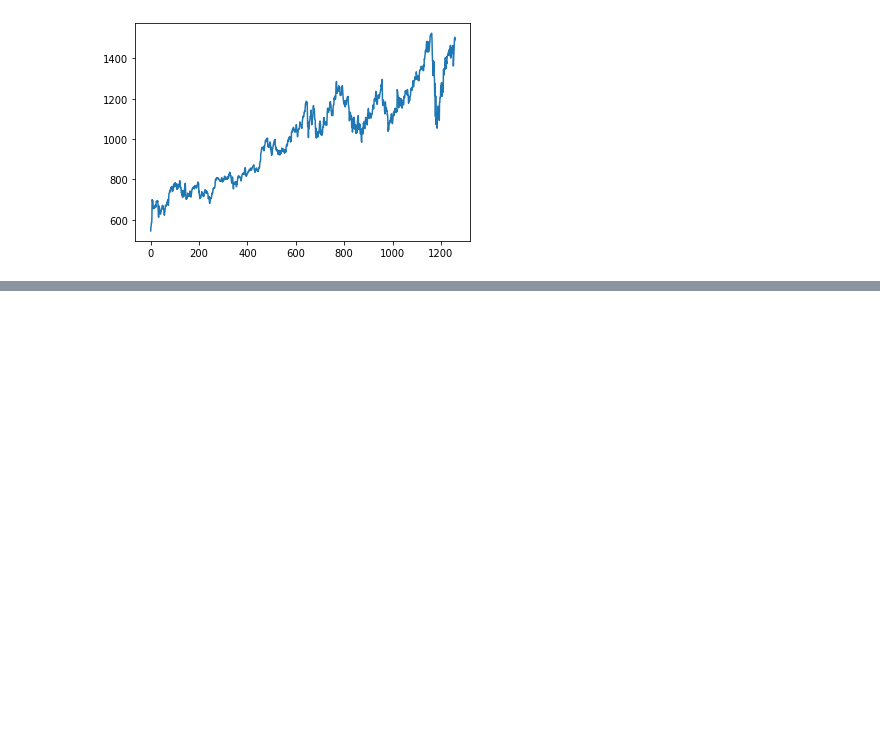
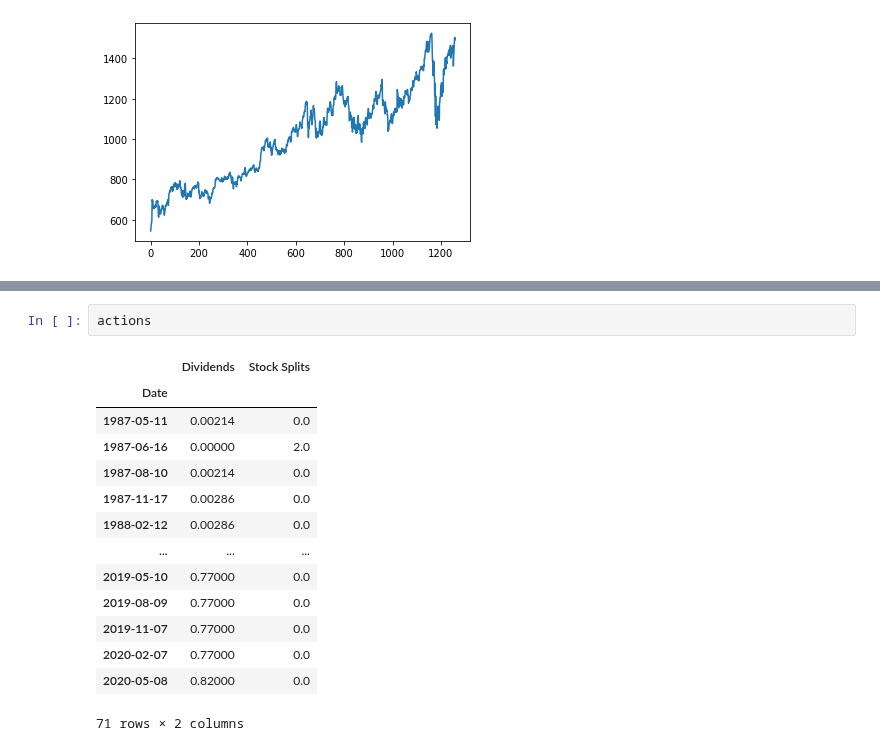
Before and after one commit to allen-chiang/Time-Series-Transformer, a Jupyter notebook: time_series_transform/stock_transform/Test.ipynb, the cells around one changed output, grey strips where cells are left out. Cells and saved outputs as stored; diff of their text form; blank space fills up the shorter version.

```diff
--- a/time_series_transform/stock_transform/Test.ipynb
+++ b/time_series_transform/stock_transform/Test.ipynb
@@ -297,0 +437,17 @@ stock2.make_technical_indicator('Close','movg10','moving_average',windowSize = 1
+# %%
+actions
+# %% [output]
+|  | Dividends | Stock Splits |
+| Date |  |  |
+| 1987-05-11 | 0.00214 | 0.0 |
+| 1987-06-16 | 0.00000 | 2.0 |
+| 1987-08-10 | 0.00214 | 0.0 |
+| 1987-11-17 | 0.00286 | 0.0 |
+| 1988-02-12 | 0.00286 | 0.0 |
+| ... | ... | ... |
+| 2019-05-10 | 0.77000 | 0.0 |
+| 2019-08-09 | 0.77000 | 0.0 |
+| 2019-11-07 | 0.77000 | 0.0 |
+| 2020-02-07 | 0.77000 | 0.0 |
+| 2020-05-08 | 0.82000 | 0.0 |
+71 rows × 2 columns
```
Also changed, not shown: parts of 14 cells of this notebook, 2 other files.
